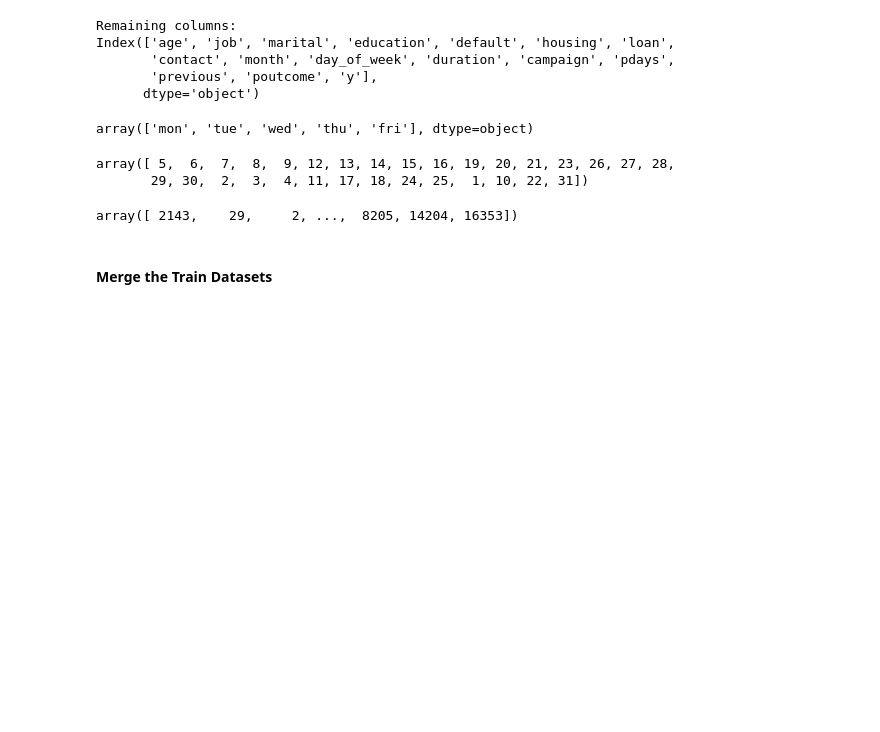
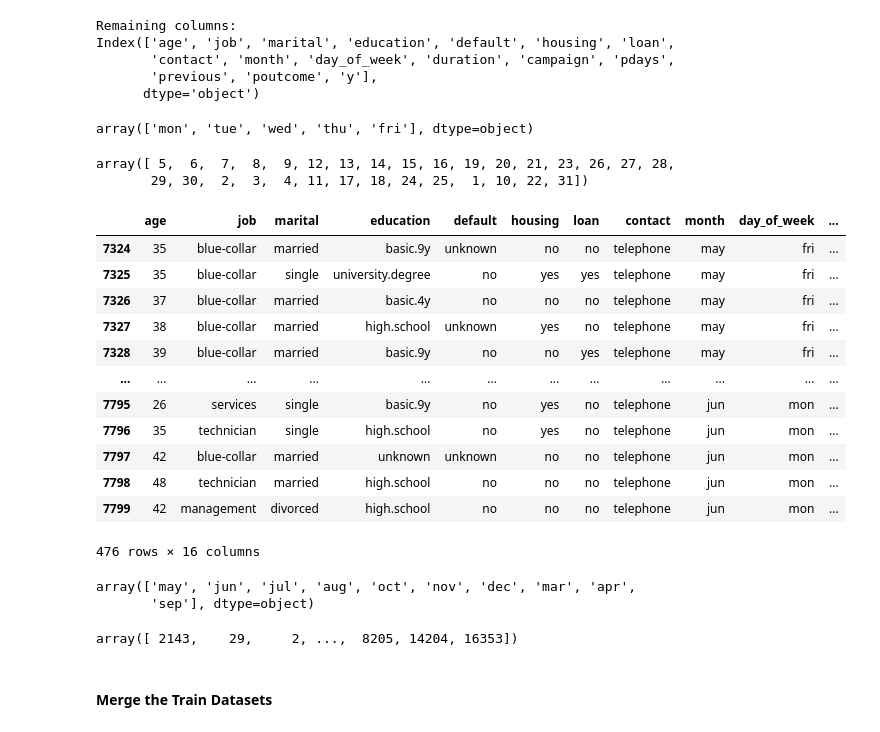
Before and after one commit to Njuraita/Bank-Marketing-Subscription-Predictor, a Jupyter notebook: notebook/main.ipynb, the cells around one changed output. Drawn from its saved outputs; the diff is of its cells as text; code cells hidden in the pictures; blank space fills up the shorter version.

```diff
--- a/notebook/main.ipynb
+++ b/notebook/main.ipynb
@@ -258,6 +258,27 @@ days
 # %% [output]
 array([ 5,  6,  7,  8,  9, 12, 13, 14, 15, 16, 19, 20, 21, 23, 26, 27, 28,
        29, 30,  2,  3,  4, 11, 17, 18, 24, 25,  1, 10, 22, 31])
+# %%
+bank_additional_full.iloc[7763:8800]
+# %% [output]
+|  | age | job | marital | education | default | housing | loan | contact | month | day_of_week | ... |
+| 7324 | 35 | blue-collar | married | basic.9y | unknown | no | no | telephone | may | fri | ... |
+| 7325 | 35 | blue-collar | single | university.degree | no | yes | yes | telephone | may | fri | ... |
+| 7326 | 37 | blue-collar | married | basic.4y | no | no | no | telephone | may | fri | ... |
+| 7327 | 38 | blue-collar | married | high.school | unknown | yes | no | telephone | may | fri | ... |
+| 7328 | 39 | blue-collar | married | basic.9y | no | no | yes | telephone | may | fri | ... |
+| ... | ... | ... | ... | ... | ... | ... | ... | ... | ... | ... | ... |
+| 7795 | 26 | services | single | basic.9y | no | yes | no | telephone | jun | mon | ... |
+| 7796 | 35 | technician | single | high.school | no | yes | no | telephone | jun | mon | ... |
+| 7797 | 42 | blue-collar | married | unknown | unknown | no | no | telephone | jun | mon | ... |
+| 7798 | 48 | technician | married | high.school | no | no | no | telephone | jun | mon | ... |
+| 7799 | 42 | management | divorced | high.school | no | no | no | telephone | jun | mon | ... |
+476 rows × 16 columns
+# %%
+bank_additional_full["month"].unique()
+# %% [output]
+array(['may', 'jun', 'jul', 'aug', 'oct', 'nov', 'dec', 'mar', 'apr',
+       'sep'], dtype=object)
 # %%
 # Get unique values in the 'balance' column
 Balance = bank_full['balance'].unique()
```
